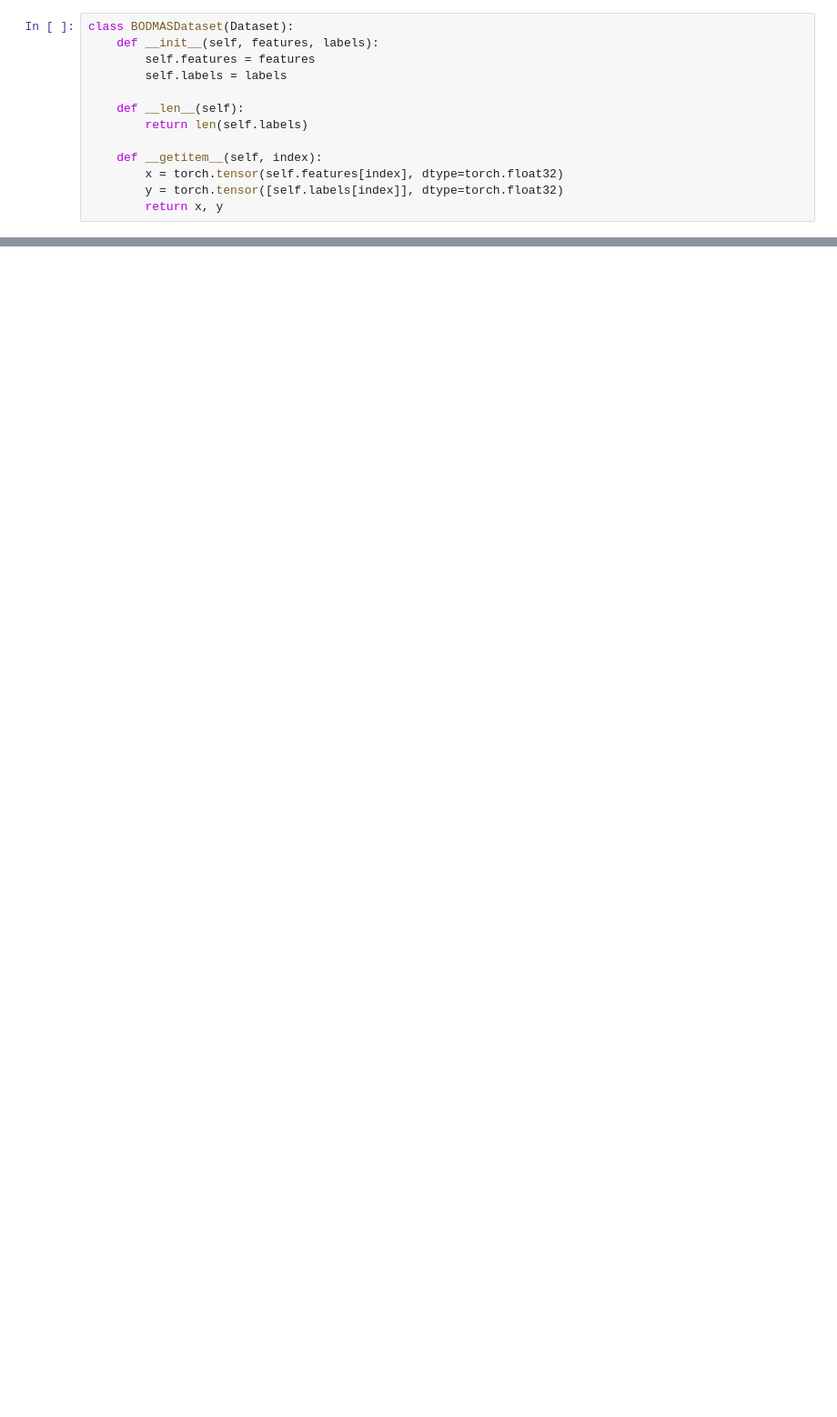
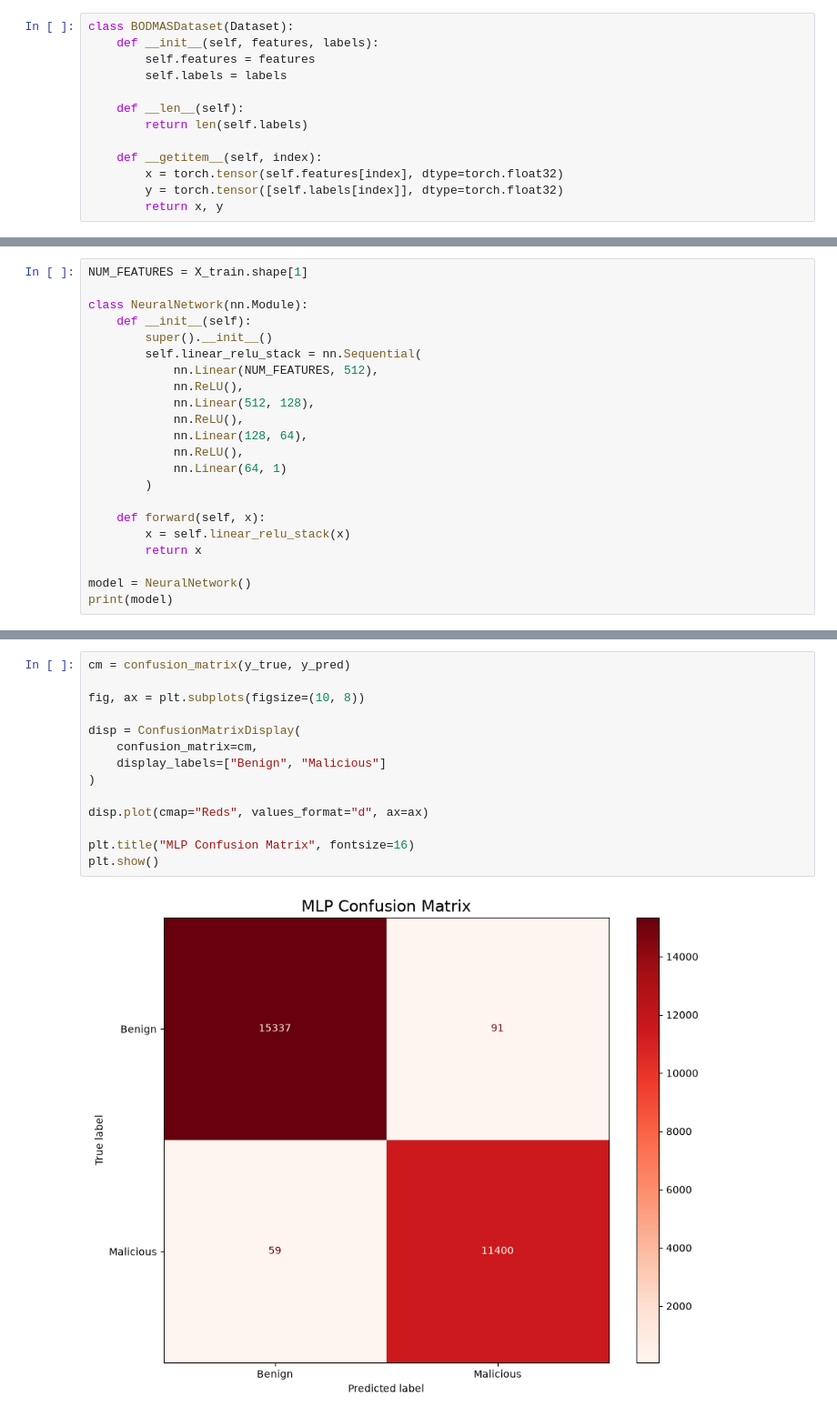
Before and after one commit to zakaria-tairari/adversarial-ml-security-framework, a Jupyter notebook: notebooks/02_baseline_models/01_mlp_baseline.ipynb, the cells around one changed output, grey strips where cells are left out. Shown at 91% size. Drawn from its saved outputs; the diff is of its cells as text; blank space fills up the shorter version.

```diff
--- a/notebooks/02_baseline_models/01_mlp_baseline.ipynb
+++ b/notebooks/02_baseline_models/01_mlp_baseline.ipynb
@@ -349,0 +320,22 @@ Label dtype: torch.float32
+# %%
+NUM_FEATURES = X_train.shape[1]
+
+class NeuralNetwork(nn.Module):
+    def __init__(self):
+        super().__init__()
+        self.linear_relu_stack = nn.Sequential(
+            nn.Linear(NUM_FEATURES, 512),
+            nn.ReLU(),
+            nn.Linear(512, 128),
+            nn.ReLU(),
+            nn.Linear(128, 64),
+            nn.ReLU(),
+            nn.Linear(64, 1)
+        )
+
+    def forward(self, x):
+        x = self.linear_relu_stack(x)
+        return x
+
+model = NeuralNetwork()
+print(model)
@@ -349,0 +506,16 @@ Label dtype: torch.float32
+# %%
+cm = confusion_matrix(y_true, y_pred)
+
+fig, ax = plt.subplots(figsize=(10, 8))
+
+disp = ConfusionMatrixDisplay(
+    confusion_matrix=cm,
+    display_labels=["Benign", "Malicious"]
+)
+
+disp.plot(cmap="Reds", values_format="d", ax=ax)
+
+plt.title("MLP Confusion Matrix", fontsize=16)
+plt.show()
+# %% [output]
+[figure, added]
```
Also changed, not shown: parts of 34 cells of this notebook.
